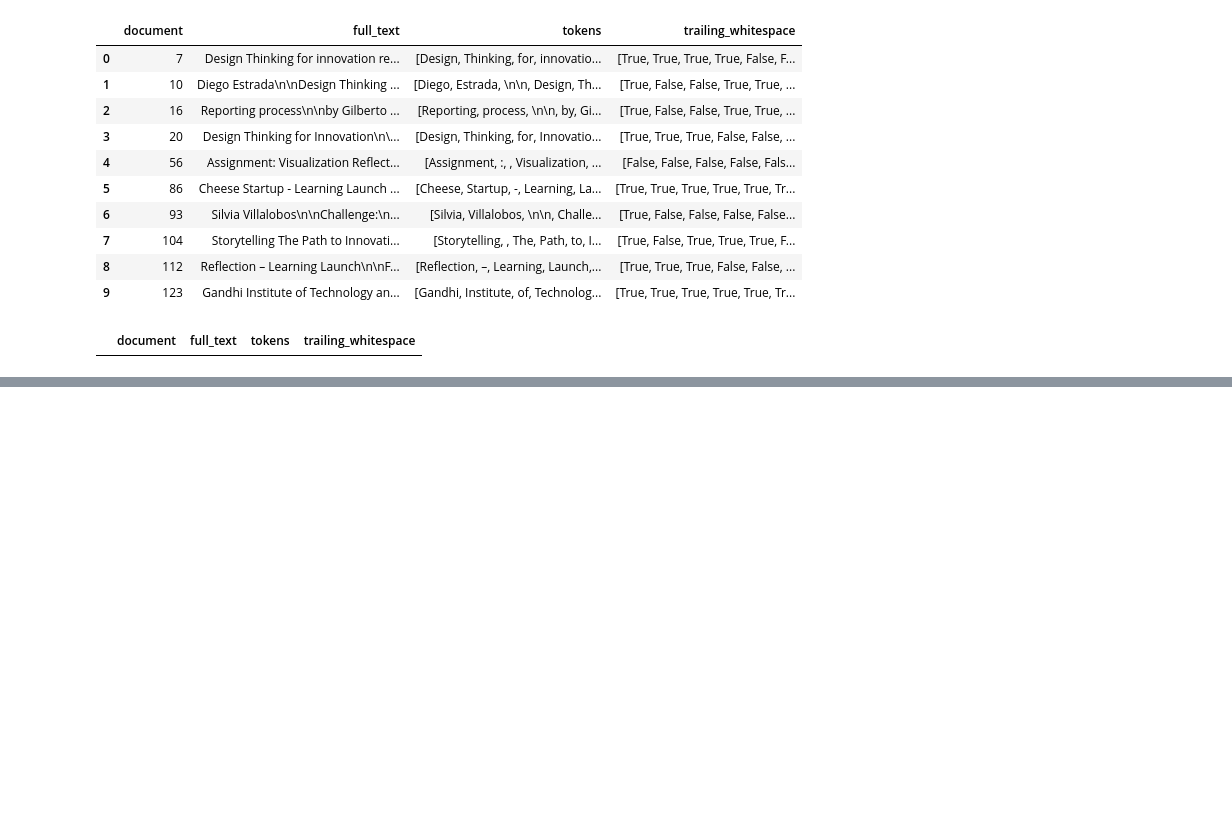
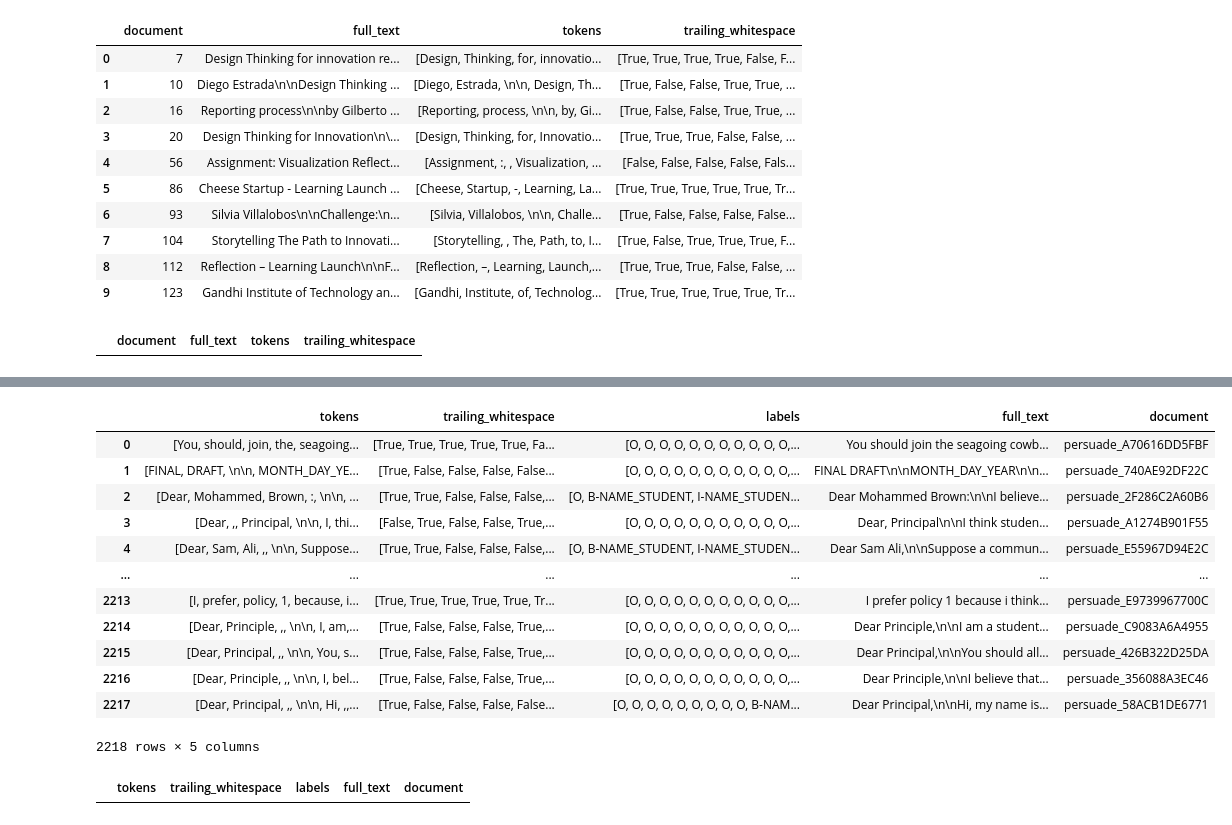
Before and after one commit to GGC-DSA/Kaggle-2024, a Jupyter notebook: notebooks-Spr2024/PratikC_Notebook.ipynb, the cells around one changed output, grey strips where cells are left out. Saved outputs shown, nothing was run; the diff lists cells and outputs as text; code cells hidden in the pictures; blank space fills up the shorter version.

```diff
--- a/notebooks-Spr2024/PratikC_Notebook.ipynb
+++ b/notebooks-Spr2024/PratikC_Notebook.ipynb
@@ -51,0 +108,21 @@ ValueError: Must have equal len keys and value when setting with an iterable
+# %%
+df_ext2_persuade = pd.read_json("../Datasets/External/persuade_train_v0.json")
+df_ext2_persuade
+# %% [output]
+|  | tokens | trailing_whitespace | labels | full_text | document |
+| 0 | [You, should, join, the, seagoing... | [True, True, True, True, True, Fa... | [O, O, O, O, O, O, O, O, O, O, O,... | You should join the seagoing cowb... | persuade_A70616DD5FBF |
+| 1 | [FINAL, DRAFT, \n\n, MONTH_DAY_YE... | [True, False, False, False, False... | [O, O, O, O, O, O, O, O, O, O, O,... | FINAL DRAFT\n\nMONTH_DAY_YEAR\n\n... | persuade_740AE92DF22C |
+| 2 | [Dear, Mohammed, Brown, :, \n\n, ... | [True, True, False, False, False,... | [O, B-NAME_STUDENT, I-NAME_STUDEN... | Dear Mohammed Brown:\n\nI believe... | persuade_2F286C2A60B6 |
+| 3 | [Dear, ,, Principal, \n\n, I, thi... | [False, True, False, False, True,... | [O, O, O, O, O, O, O, O, O, O, O,... | Dear, Principal\n\nI think studen... | persuade_A1274B901F55 |
+| 4 | [Dear, Sam, Ali, ,, \n\n, Suppose... | [True, True, False, False, False,... | [O, B-NAME_STUDENT, I-NAME_STUDEN... | Dear Sam Ali,\n\nSuppose a commun... | persuade_E55967D94E2C |
+| ... | ... | ... | ... | ... | ... |
+| 2213 | [I, prefer, policy, 1, because, i... | [True, True, True, True, True, Tr... | [O, O, O, O, O, O, O, O, O, O, O,... | I prefer policy 1 because i think... | persuade_E9739967700C |
+| 2214 | [Dear, Principle, ,, \n\n, I, am,... | [True, False, False, False, True,... | [O, O, O, O, O, O, O, O, O, O, O,... | Dear Principle,\n\nI am a student... | persuade_C9083A6A4955 |
+| 2215 | [Dear, Principal, ,, \n\n, You, s... | [True, False, False, False, True,... | [O, O, O, O, O, O, O, O, O, O, O,... | Dear Principal,\n\nYou should all... | persuade_426B322D25DA |
+| 2216 | [Dear, Principle, ,, \n\n, I, bel... | [True, False, False, False, True,... | [O, O, O, O, O, O, O, O, O, O, O,... | Dear Principle,\n\nI believe that... | persuade_356088A3EC46 |
+| 2217 | [Dear, Principal, ,, \n\n, Hi, ,,... | [True, False, False, False, False... | [O, O, O, O, O, O, O, O, O, B-NAM... | Dear Principal,\n\nHi, my name is... | persuade_58ACB1DE6771 |
+2218 rows × 5 columns
+# %%
+df_ext2_persuade[df_ext2_persuade.isnull().any(axis = 1)]
+# %% [output]
+|  | tokens | trailing_whitespace | labels | full_text | document |
```
Also changed, not shown: parts of 28 cells of this notebook, 3 other files.
